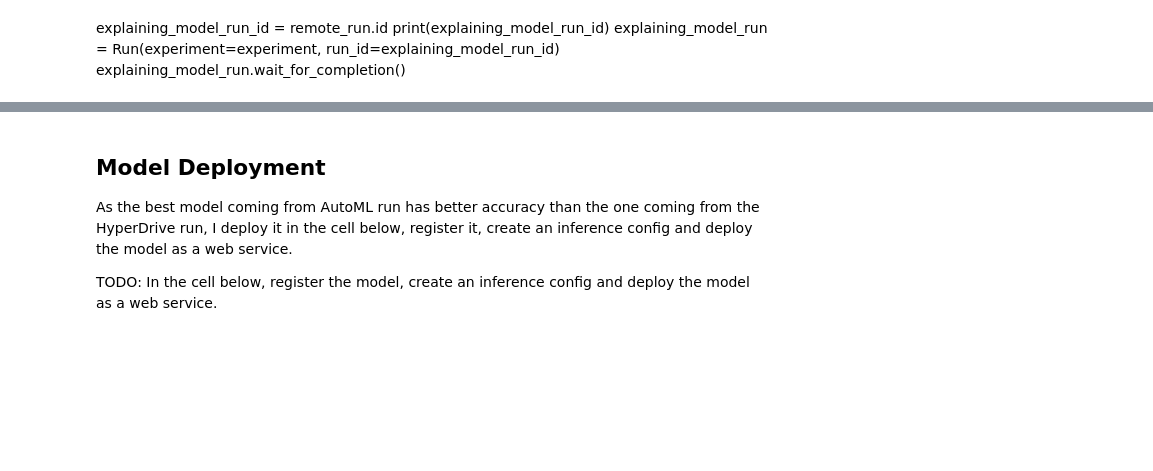
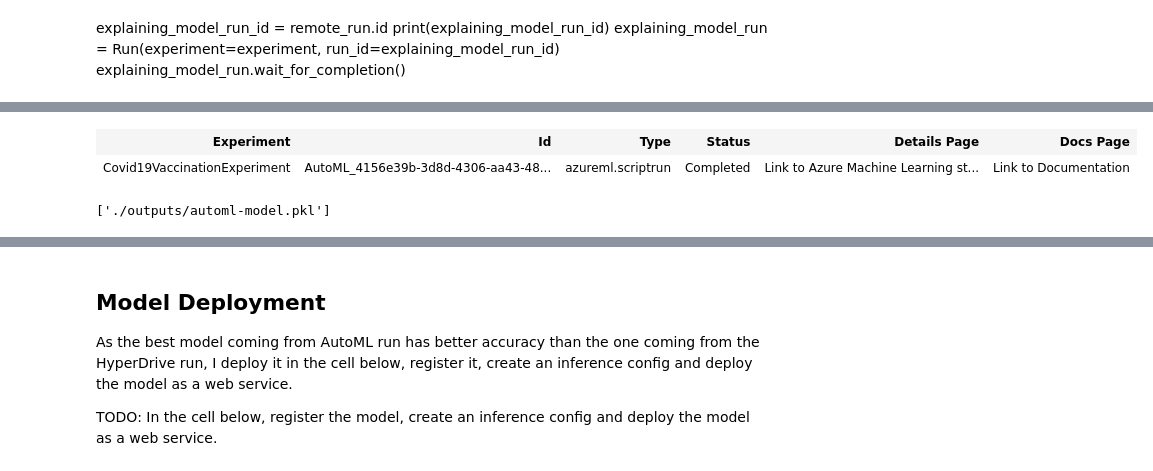
Before and after one commit to ons-cherif/Covid19-New-Cases-Classification, a Jupyter notebook: starter_file/automl.ipynb, the cells around one changed output, grey strips where cells are left out. Drawn from its saved outputs; the diff is of its cells as text; code cells hidden in the pictures; blank space fills up the shorter version.

```diff
--- a/starter_file/automl.ipynb
+++ b/starter_file/automl.ipynb
@@ -366,5 +340,12 @@ print(best_automl_model._final_estimator)
+# %%
+best_automl_run
+# %% [output]
+| Experiment | Id | Type | Status | Details Page | Docs Page |
+| Covid19VaccinationExperiment | AutoML_4156e39b-3d8d-4306-aa43-48... | azureml.scriptrun | Completed | Link to Azure Machine Learning st... | Link to Documentation |
 # %%
-joblib.dump(best_automl_model, filename="outputs/automl-model.pkl")
+joblib.dump(best_automl_model, filename="./outputs/automl-model.pkl")
+# %% [output]
+['./outputs/automl-model.pkl']
 # %%
 arr = os.listdir('./outputs/')
 print(arr)
```
Also changed, not shown: parts of 21 cells of this notebook, 1 other file.
